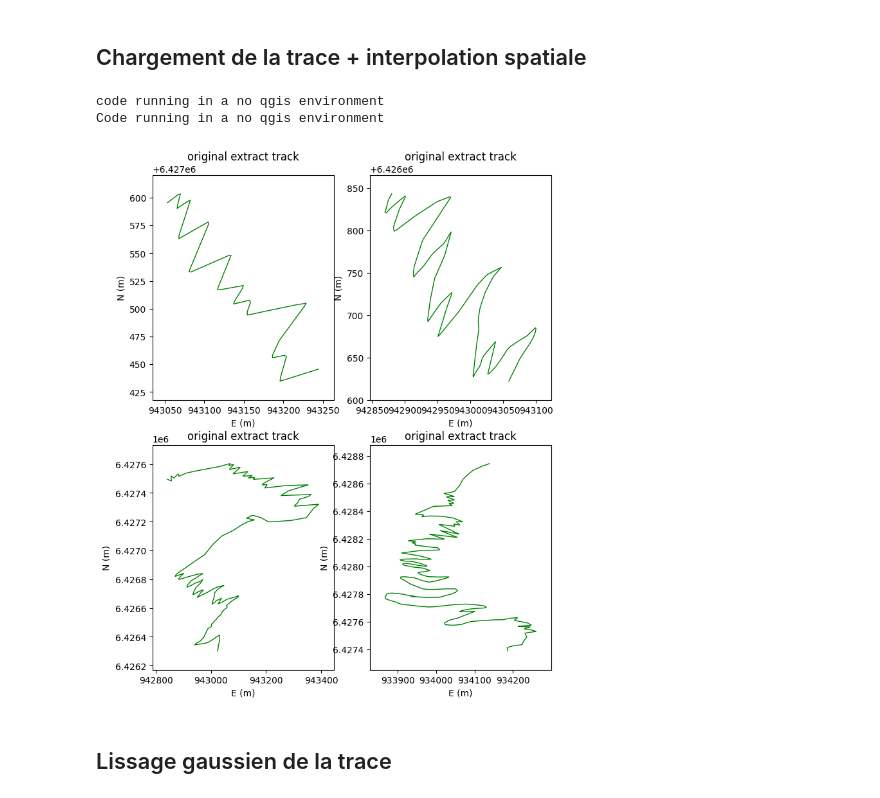
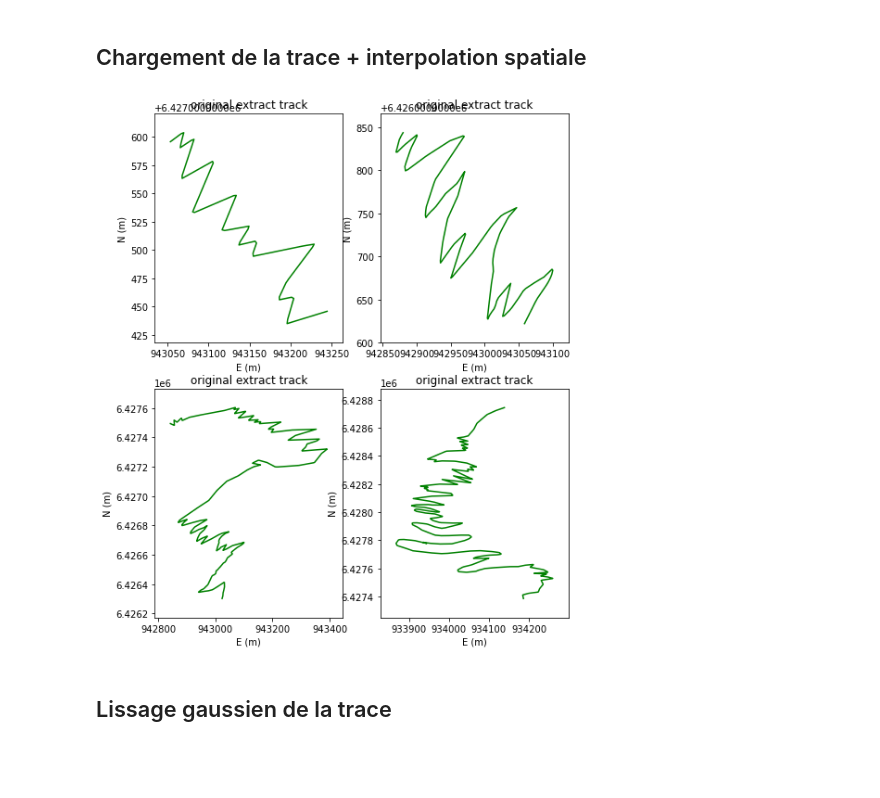
Before and after one commit to umrlastig/tracklib, a Jupyter notebook: doc/source/usecase/Switchbacks.ipynb, the cells around one changed output. Cells and saved outputs as stored; diff of their text form; code cells hidden in the pictures; blank space fills up the shorter version.

```diff
--- a/doc/source/usecase/Switchbacks.ipynb
+++ b/doc/source/usecase/Switchbacks.ipynb
@@ -29,31 +31,37 @@ import matplotlib.pyplot as plt
 # %% [markdown]
 ## Chargement de la trace + interpolation spatiale
 # %%
-from tracklib import TrackReader, MODE_SPATIAL
-
 csvpath = '../../../data/lacet/ecrins.csv'
-tracks = TrackReader.readFromWkt(csvpath, 0, 1, 2, ",", 1, "ENUCoords", None, True)
+param = tkl.TrackFormat({
+    'ext': 'WKT',
+    'id_wkt': 0,
+    'id_user': 1,
+    'id_track': 2,
+    'separator': ',',
+    'header': 1,
+    'srid': 'ENUCoords',
+    'doublequote': True
+})
+tracks = tkl.TrackReader.readFromFile(csvpath, param)
 
 trace = tracks["903959","%"][0]
-trace.resample(5, MODE_SPATIAL)
+trace.resample(5, tkl.MODE_SPATIAL)
 trace1 = trace.extract(468, 593)
 trace2 = trace.extract(872, 1108)
 trace3 = trace.extract(405, 1217)
 
 trace4 = tracks["917262","%"][0].extract(22, 180)
-trace4.resample(5, MODE_SPATIAL)
+trace4.resample(5, tkl.MODE_SPATIAL)
 
 TRACES = [trace1, trace2, trace3, trace4]
 CTRACES = [trace1.copy(), trace2.copy(), trace3.copy(), trace4.copy()]
 
 
 fig, axs = plt.subplots(2, 2, figsize=(8, 10))
 for ax, trace in zip(axs.flat, TRACES):
     trace.plot(append=ax, sym='g-', title='original extract track')
 # %% [output]
-code running in a no qgis environment
-Code running in a no qgis environment
-[figure, old version]
+[figure, new version]
 # %% [markdown]
 ## Lissage gaussien de la trace
 # %%
```
Also changed, not shown: parts of 6 cells of this notebook, 4 other files.
